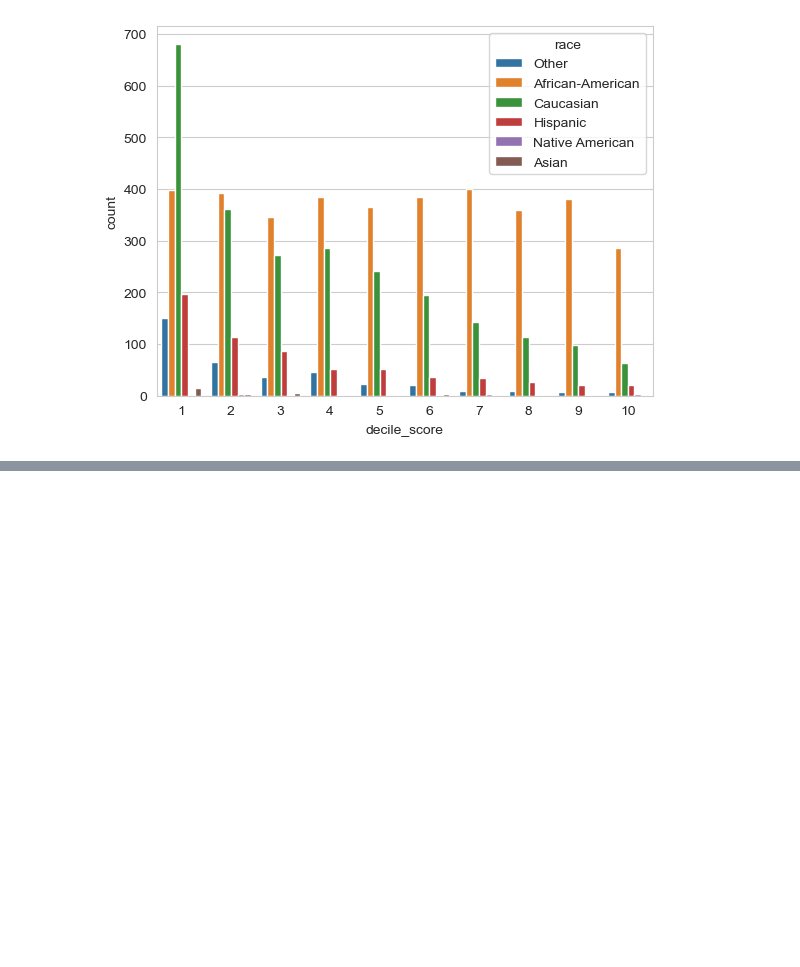
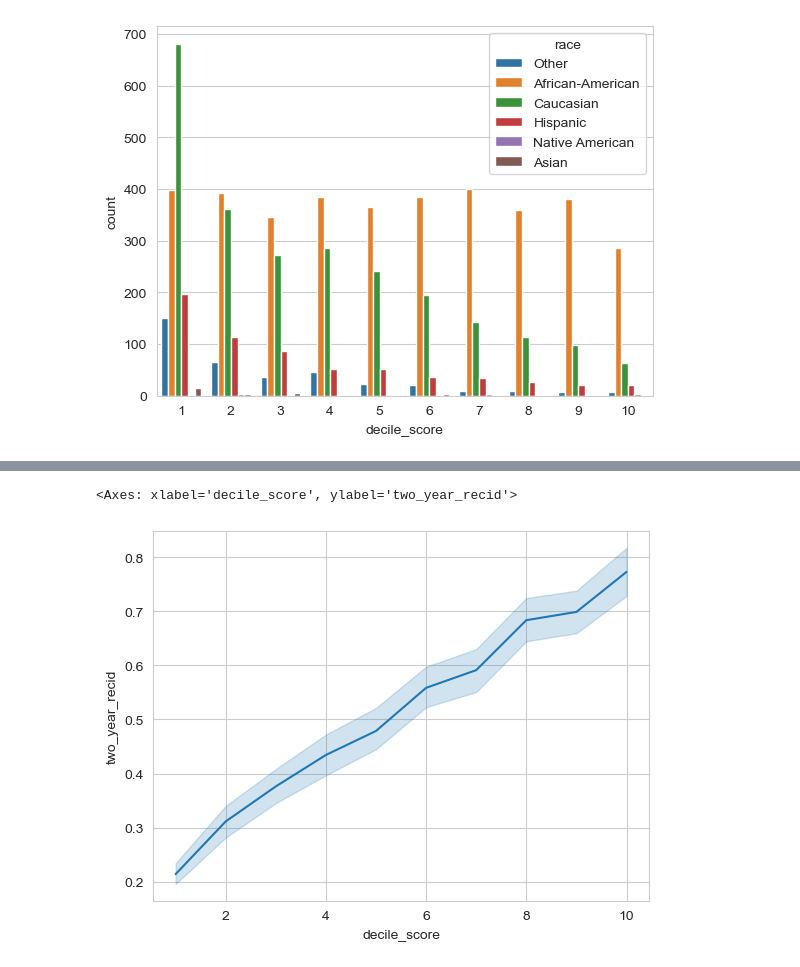
Before and after one commit to Chrispy6/DataScience1, a Jupyter notebook: Code/SeaBorn Fundementals.ipynb, the cells around one changed output, grey strips where cells are left out. Drawn from its saved outputs; the diff is of its cells as text; code cells hidden in the pictures; blank space fills up the shorter version.

Commit message:
graphs

```diff
--- a/Code/SeaBorn Fundementals.ipynb
+++ b/Code/SeaBorn Fundementals.ipynb
@@ -130,3 +131,8 @@ sns.lineplot(x="decile_score", y="total_time_jail", data=data)
 # %% [output]
 <Axes: xlabel='decile_score', ylabel='total_time_jail'>
 [figure]
+# %%
+sns.lineplot(x="decile_score", y="two_year_recid", data=data)
+# %% [output]
+<Axes: xlabel='decile_score', ylabel='two_year_recid'>
+[figure, added]
```
Also changed, not shown: parts of 2 cells of this notebook.
